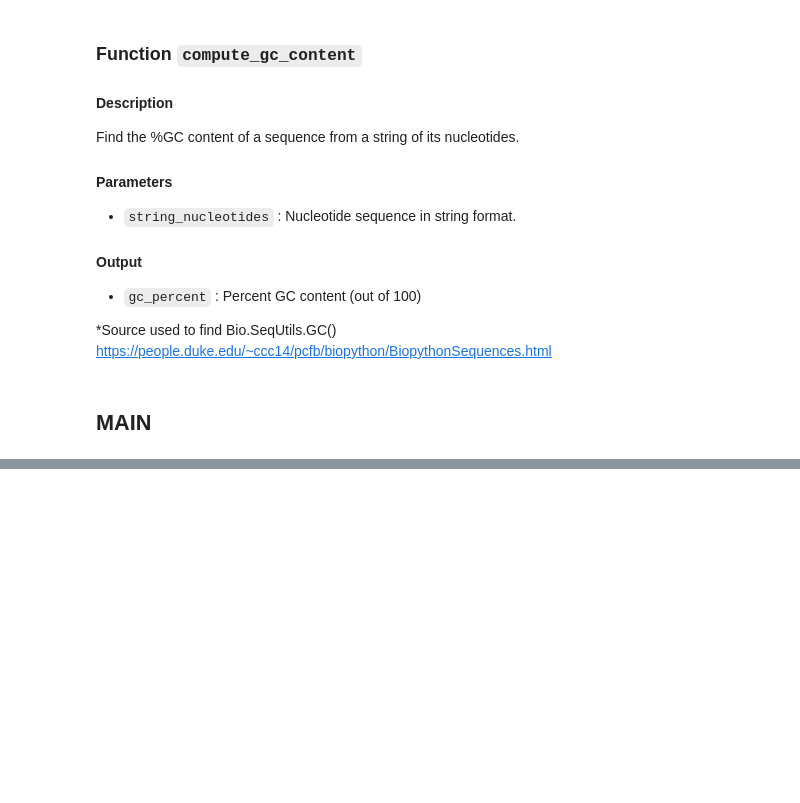
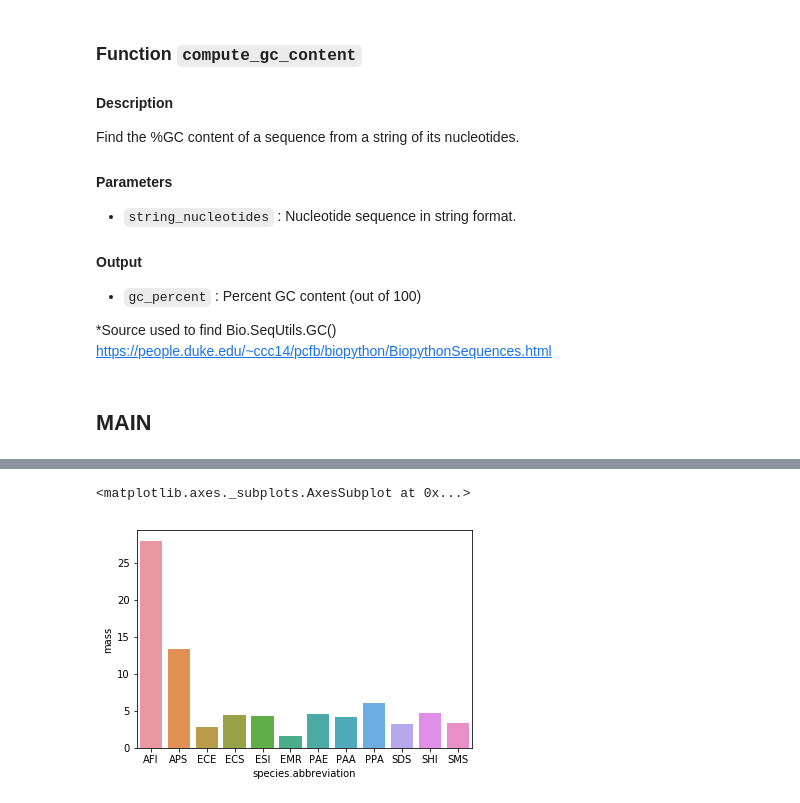
Before and after one commit to jazellim/BCB546X_Python_Assignment, a Jupyter notebook: Python_Assignment_Notebook.ipynb, the cells around one changed output, grey strips where cells are left out. Drawn from its saved outputs; the diff is of its cells as text; code cells hidden in the pictures; blank space fills up the shorter version.

Commit message:
almost finished with assignment notebook

```diff
--- a/Python_Assignment_Notebook.ipynb
+++ b/Python_Assignment_Notebook.ipynb
@@ -234,0 +298,4 @@ for index, row in penguins_copy.iterrows(): # iterate through the rows of the da
+# %%
+for index, row in penguins_copy.iterrows(): # iterate through the rows of the dataframe
+    nickname_list = ['AFI','APS','ECE','ECS','ESI','EMR','PAE','PAA','PPA','SDS','SHI','SMS'] #list of abbreviations
+    penguins_copy.loc[index,'species.abbreviation'] = nickname_list[index] #assign corresponding abbreviation to place in column
@@ -234,0 +318,5 @@ for index, row in penguins_copy.iterrows(): # iterate through the rows of the da
+# %%
+sns.barplot(penguins_copy['species.abbreviation'],penguins_copy['mass']) #plot with abbreviation on the axis
+# %% [output]
+<matplotlib.axes._subplots.AxesSubplot at 0x...>
+[figure, added]
```
Also changed, not shown: parts of 18 cells of this notebook.
